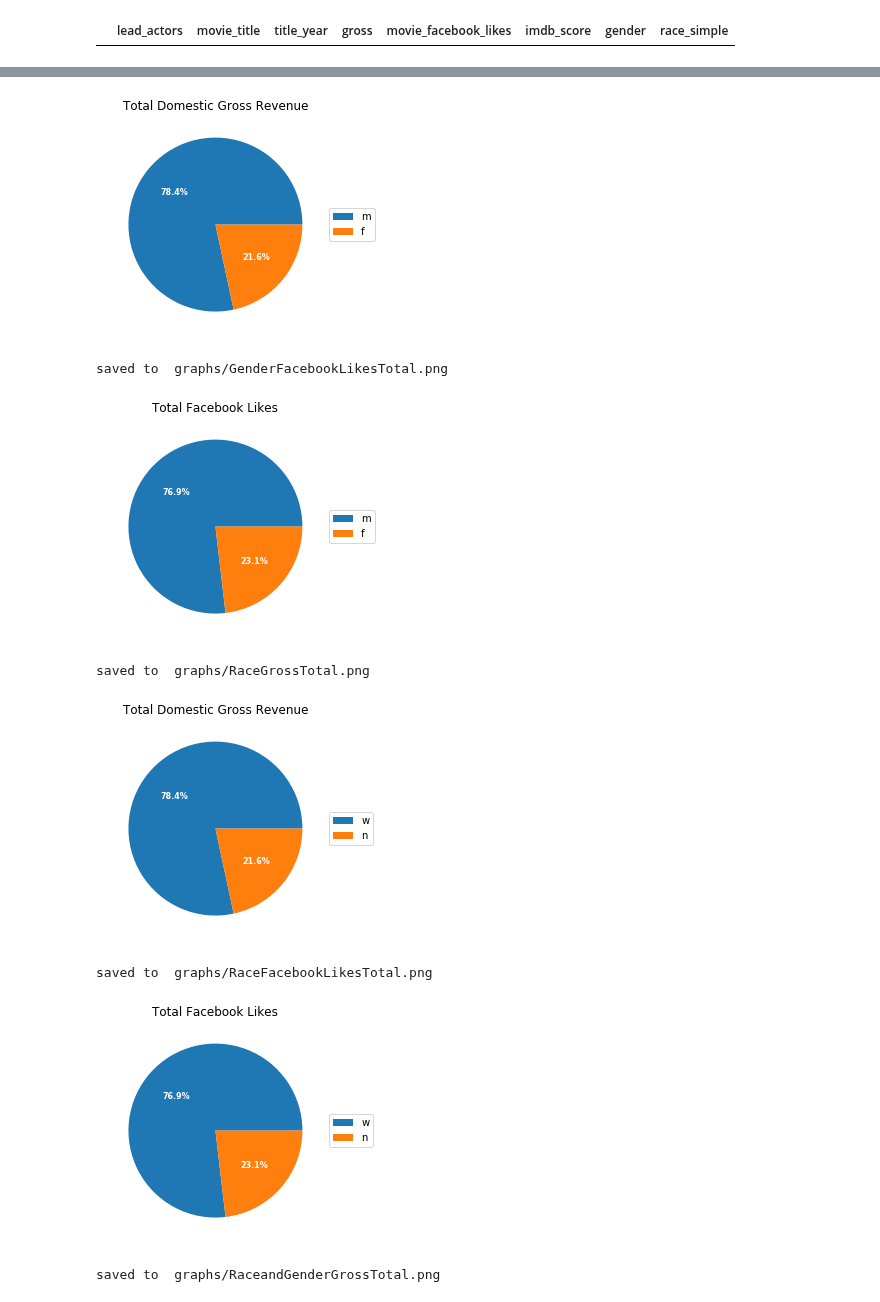
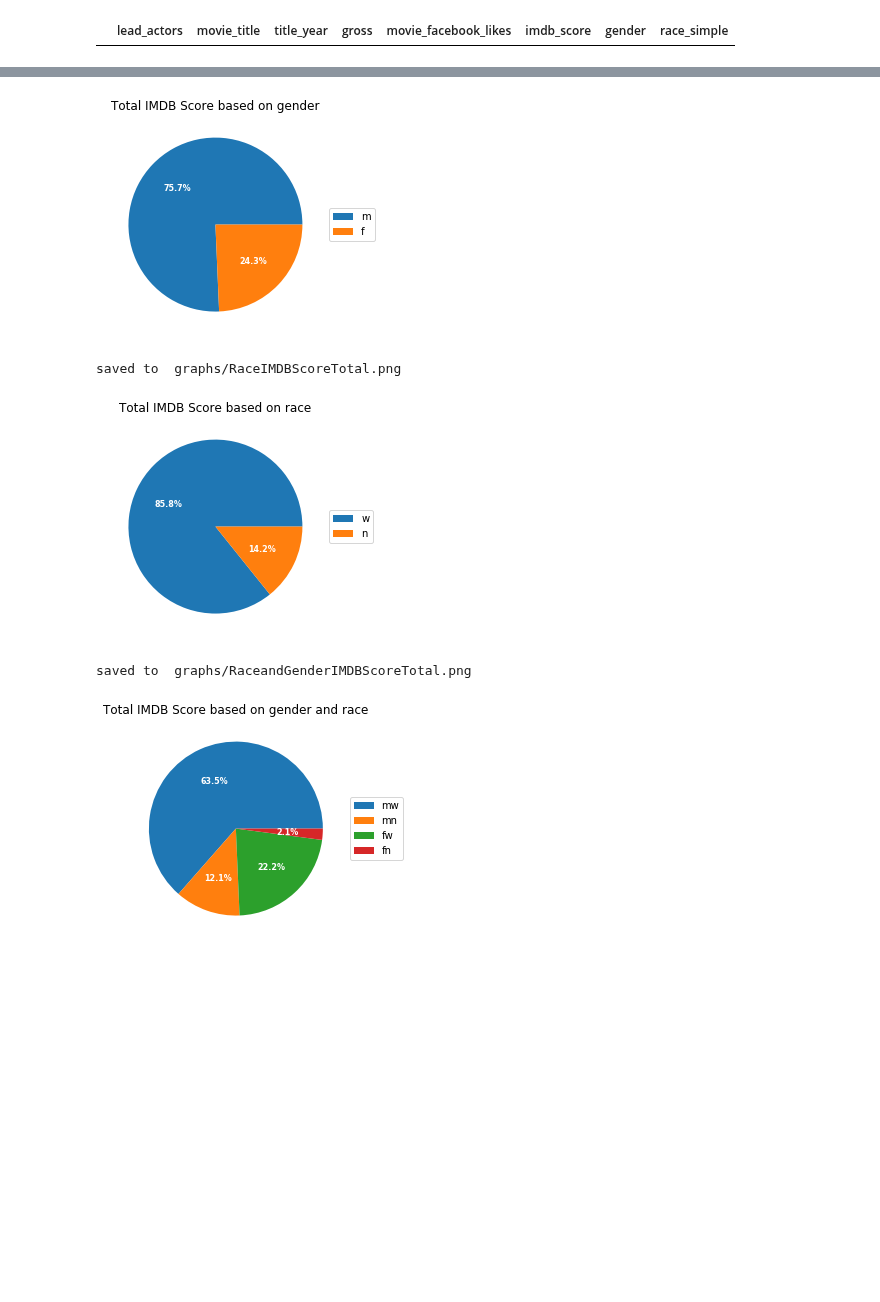
Before and after one commit to Data-Science-HTW/diversity-in-movies, a Jupyter notebook: Diversity in Movies.ipynb, the cells around one changed output, grey strips where cells are left out. Saved outputs shown, nothing was run; the diff lists cells and outputs as text; code cells hidden in the pictures; blank space fills up the shorter version.

Commit message:
IMDB Diagrams

```diff
--- a/Diversity in Movies.ipynb
+++ b/Diversity in Movies.ipynb
@@ -488,13 +540,16 @@ def vis_pie(title, legend, value, label):
 
     plt.show()
 # %%
-#Part 7: Compare total dgr & fb likes per categories with pie diagrams
-vis_pie(title='Gender: Gross: Total', legend=g['category'], value=g['total_gross'], label='Total Domestic Gross Revenue')
-vis_pie(title='Gender: Facebook Likes: Total', legend=g['category'], value=g['total_movie_facebook_likes'], label='Total Facebook Likes')
+#Part 7: Compare total dgr, fb likes, and IMDB Score per categories with pie diagrams
+#vis_pie(title='Gender: Gross: Total', legend=g['category'], value=g['total_gross'], label='Total Domestic Gross Revenue')
+#vis_pie(title='Gender: Facebook Likes: Total', legend=g['category'], value=g['total_movie_facebook_likes'], label='Total Facebook Likes')
+#vis_pie(title='Gender: IMDB Score: Total ', legend=g['category'], value=g['total_imdb_score'], label='Total IMDB Score based on gender')
 
-vis_pie(title='Race: Gross: Total', legend=r['category'], value=g['total_gross'], label='Total Domestic Gross Revenue')
-vis_pie(title='Race: Facebook Likes: Total', legend=r['category'], value=g['total_movie_facebook_likes'], label='Total Facebook Likes')
+#vis_pie(title='Race: Gross: Total', legend=r['category'], value=g['total_gross'], label='Total Domestic Gross Revenue')
+#vis_pie(title='Race: Facebook Likes: Total', legend=r['category'], value=g['total_movie_facebook_likes'], label='Total Facebook Likes')
+#vis_pie(title='Race: IMDB Score: Total ', legend=r['category'], value=r['total_imdb_score'], label='Total IMDB Score based on race')
 
-vis_pie(title='Race and Gender: Gross: Total', legend=gr['category'], value=gr['total_gross'], label='Total Domestic Gross Revenue')
-vis_pie(title='Race and Gender: Facebook Likes: Total', legend=gr['category'], value=gr['total_movie_facebook_likes'], label='Total Facebook Likes')
+#vis_pie(title='Race and Gender: Gross: Total', legend=gr['category'], value=gr['total_gross'], label='Total Domestic Gross Revenue')
+#vis_pie(title='Race and Gender: Facebook Likes: Total', legend=gr['category'], value=gr['total_movie_facebook_likes'], label='Total Facebook Likes')
+#vis_pie(title='Race and Gender: IMDB Score: Total ', legend=gr['category'], value=gr['total_imdb_score'], label='Total IMDB Score based on gender and race')
 # %% [output]
@@ -502,8 +557,5 @@ saved to  graphs/GenderGrossTotal.png
-[figure, old version]
+[figure, new version]
-saved to  graphs/GenderFacebookLikesTotal.png
+saved to  graphs/RaceIMDBScoreTotal.png
-[figure, old version]
+[figure, new version]
-saved to  graphs/RaceGrossTotal.png
+saved to  graphs/RaceandGenderIMDBScoreTotal.png
-[figure, old version]
+[figure, new version]
-saved to  graphs/RaceFacebookLikesTotal.png
-[figure, removed]
-saved to  graphs/RaceandGenderGrossTotal.png
```
Also changed, not shown: parts of 14 cells of this notebook, 14 other files.
